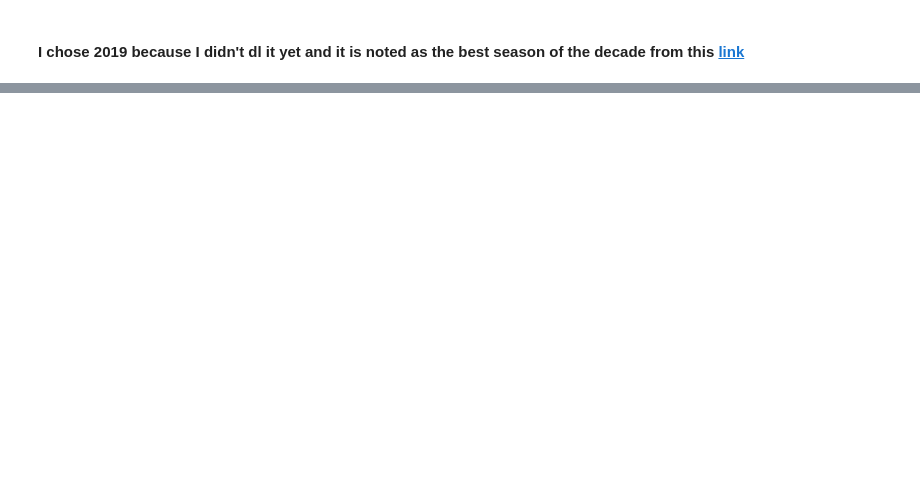
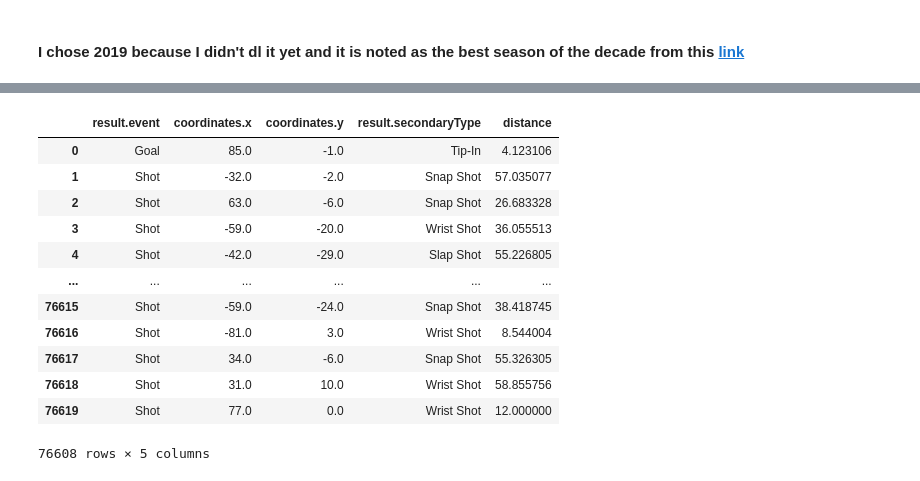
Before and after one commit to M0rph3e/ift6758-project-main, a Jupyter notebook: notebooks/simple_data_visualizations.ipynb, the cells around one changed output, grey strips where cells are left out. Drawn from its saved outputs; the diff is of its cells as text; code cells hidden in the pictures; blank space fills up the shorter version.

```diff
--- a/notebooks/simple_data_visualizations.ipynb
+++ b/notebooks/simple_data_visualizations.ipynb
@@ -102,0 +327,18 @@ pd.show_version()
+# %%
+df_dist1 = df_2019[['result.event','coordinates.x','coordinates.y', 'result.secondaryType']].copy().dropna()
+df_dist1['distance'] = util.rink_distance(df_dist1['coordinates.x'], df_dist1['coordinates.y'])
+df_dist1
+# %% [output]
+|  | result.event | coordinates.x | coordinates.y | result.secondaryType | distance |
+| 0 | Goal | 85.0 | -1.0 | Tip-In | 4.123106 |
+| 1 | Shot | -32.0 | -2.0 | Snap Shot | 57.035077 |
+| 2 | Shot | 63.0 | -6.0 | Snap Shot | 26.683328 |
+| 3 | Shot | -59.0 | -20.0 | Wrist Shot | 36.055513 |
+| 4 | Shot | -42.0 | -29.0 | Slap Shot | 55.226805 |
+| ... | ... | ... | ... | ... | ... |
+| 76615 | Shot | -59.0 | -24.0 | Snap Shot | 38.418745 |
+| 76616 | Shot | -81.0 | 3.0 | Wrist Shot | 8.544004 |
+| 76617 | Shot | 34.0 | -6.0 | Snap Shot | 55.326305 |
+| 76618 | Shot | 31.0 | 10.0 | Wrist Shot | 58.855756 |
+| 76619 | Shot | 77.0 | 0.0 | Wrist Shot | 12.000000 |
+76608 rows × 5 columns
```
Also changed, not shown: parts of 36 cells of this notebook, 3 other files.
